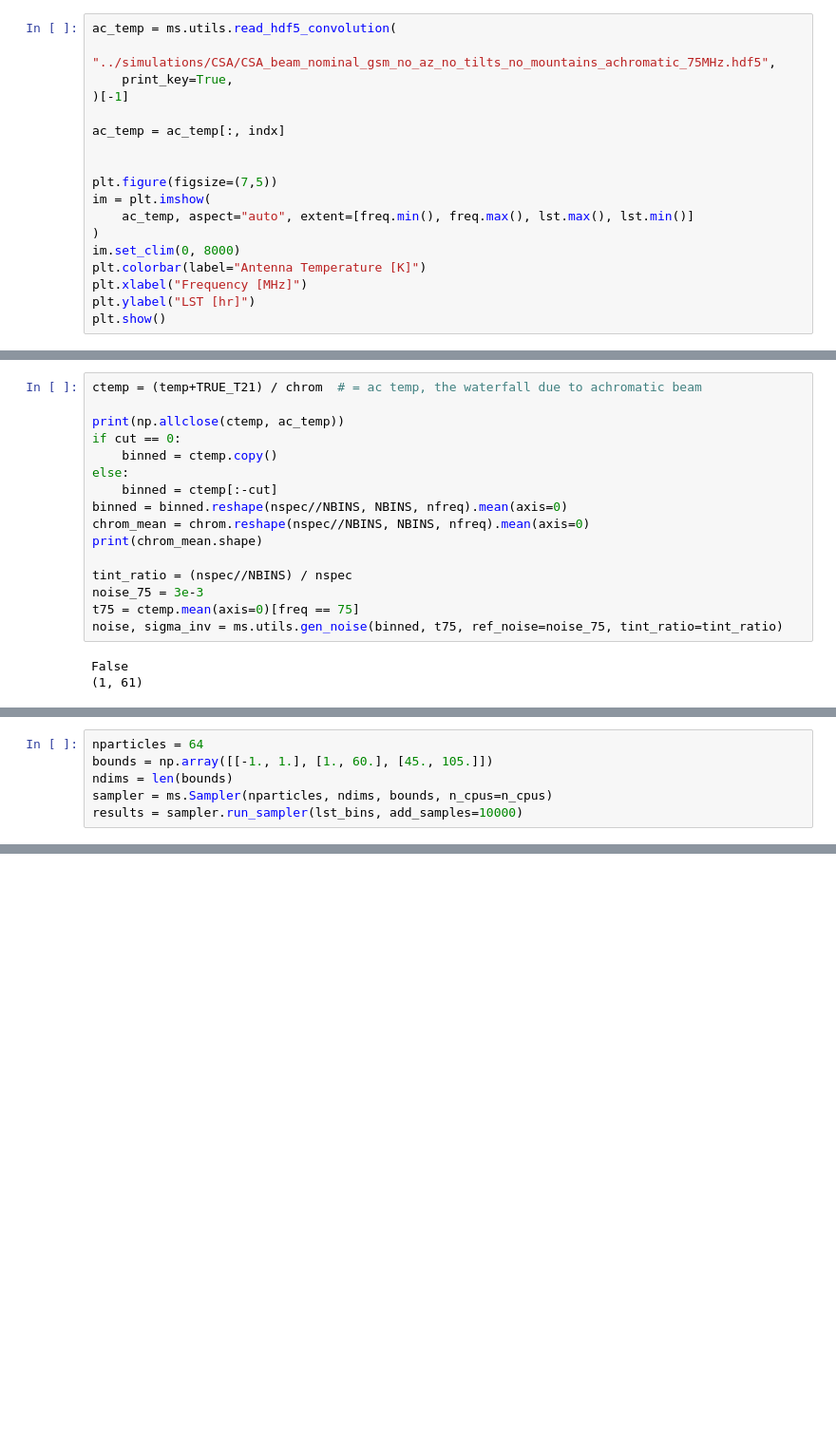
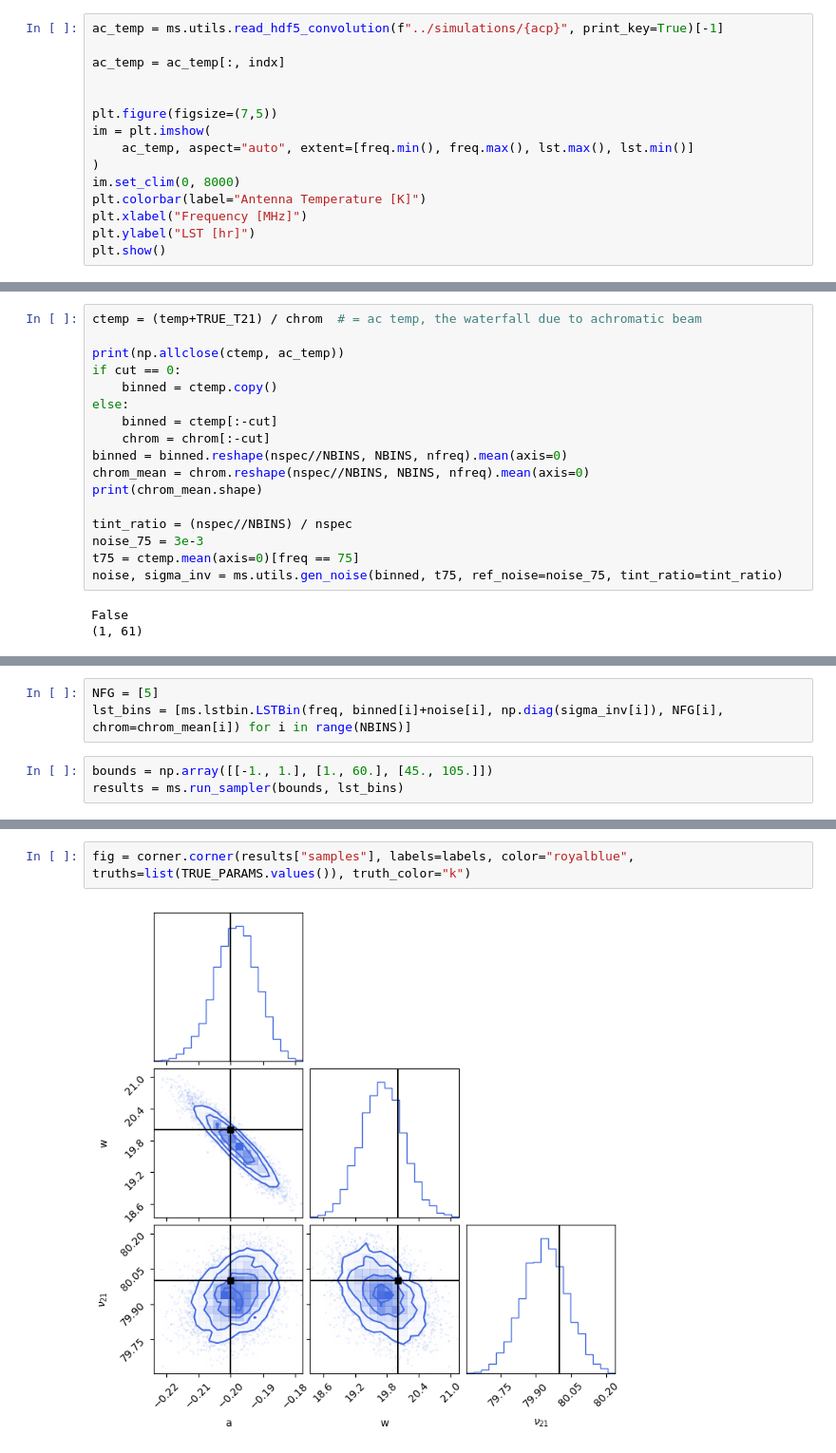
Before and after one commit to christianhbye/MIST-global-signal, a Jupyter notebook: notebooks/fitting-24hr.ipynb, the cells around one changed output, grey strips where cells are left out. Shown at 95% size. Saved outputs shown, nothing was run; the diff lists cells and outputs as text; blank space fills up the shorter version.

```diff
--- a/notebooks/fitting-24hr.ipynb
+++ b/notebooks/fitting-24hr.ipynb
@@ -137,8 +120,5 @@ Standard deviation values =  [0.02052526 0.6712784  0.20282921]
 # %%
-ac_temp = ms.utils.read_hdf5_convolution(
-    "../simulations/CSA/CSA_beam_nominal_gsm_no_az_no_tilts_no_mountains_achromatic_75MHz.hdf5",
-    print_key=True,
-)[-1]
+ac_temp = ms.utils.read_hdf5_convolution(f"../simulations/{acp}", print_key=True)[-1]
 
 ac_temp = ac_temp[:, indx]
 
@@ -177,6 +157,7 @@ if cut == 0:
     binned = ctemp.copy()
 else:
     binned = ctemp[:-cut]
+    chrom = chrom[:-cut]
 binned = binned.reshape(nspec//NBINS, NBINS, nfreq).mean(axis=0)
 chrom_mean = chrom.reshape(nspec//NBINS, NBINS, nfreq).mean(axis=0)
 print(chrom_mean.shape)
@@ -194,7 +180,7 @@ lst_bins = [ms.lstbin.LSTBin(freq, binned[i]+noise[i], np.diag(sigma_inv[i]), NF
+# %%
+NFG = [5]
+lst_bins = [ms.lstbin.LSTBin(freq, binned[i]+noise[i], np.diag(sigma_inv[i]), NFG[i], chrom=chrom_mean[i]) for i in range(NBINS)]
 # %%
-nparticles = 64
 bounds = np.array([[-1., 1.], [1., 60.], [45., 105.]])
-ndims = len(bounds)
-sampler = ms.Sampler(nparticles, ndims, bounds, n_cpus=n_cpus)
-results = sampler.run_sampler(lst_bins, add_samples=10000)
+results = ms.run_sampler(bounds, lst_bins)
 # %% [output]
@@ -225,0 +188,4 @@ Standard deviation values =  [0.00666639 0.4067799  0.09327533]
+# %%
+fig = corner.corner(results["samples"], labels=labels, color="royalblue", truths=list(TRUE_PARAMS.values()), truth_color="k")
+# %% [output]
+[figure, added]
```
Also changed, not shown: parts of 17 cells of this notebook, 1 other file.
